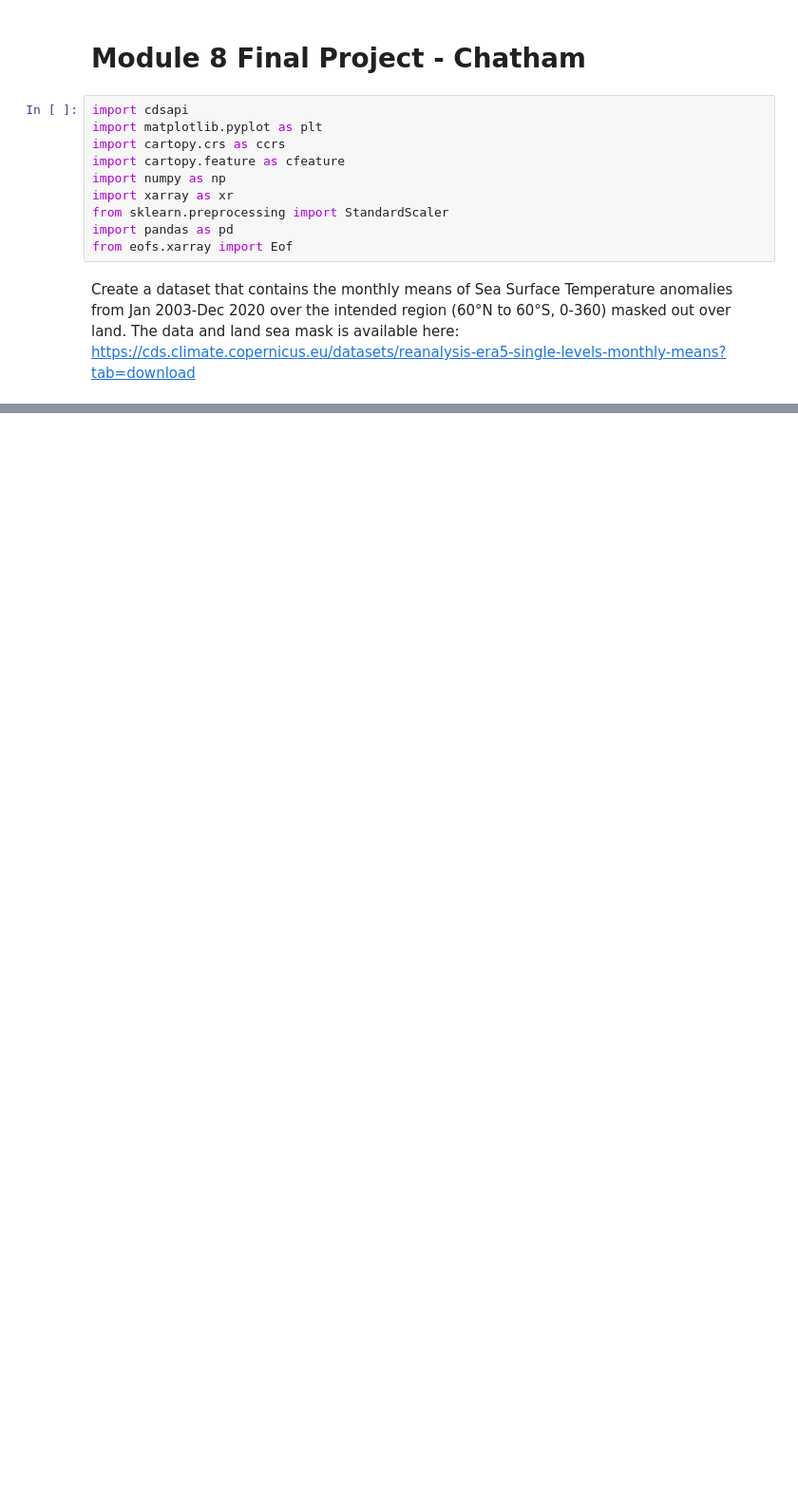
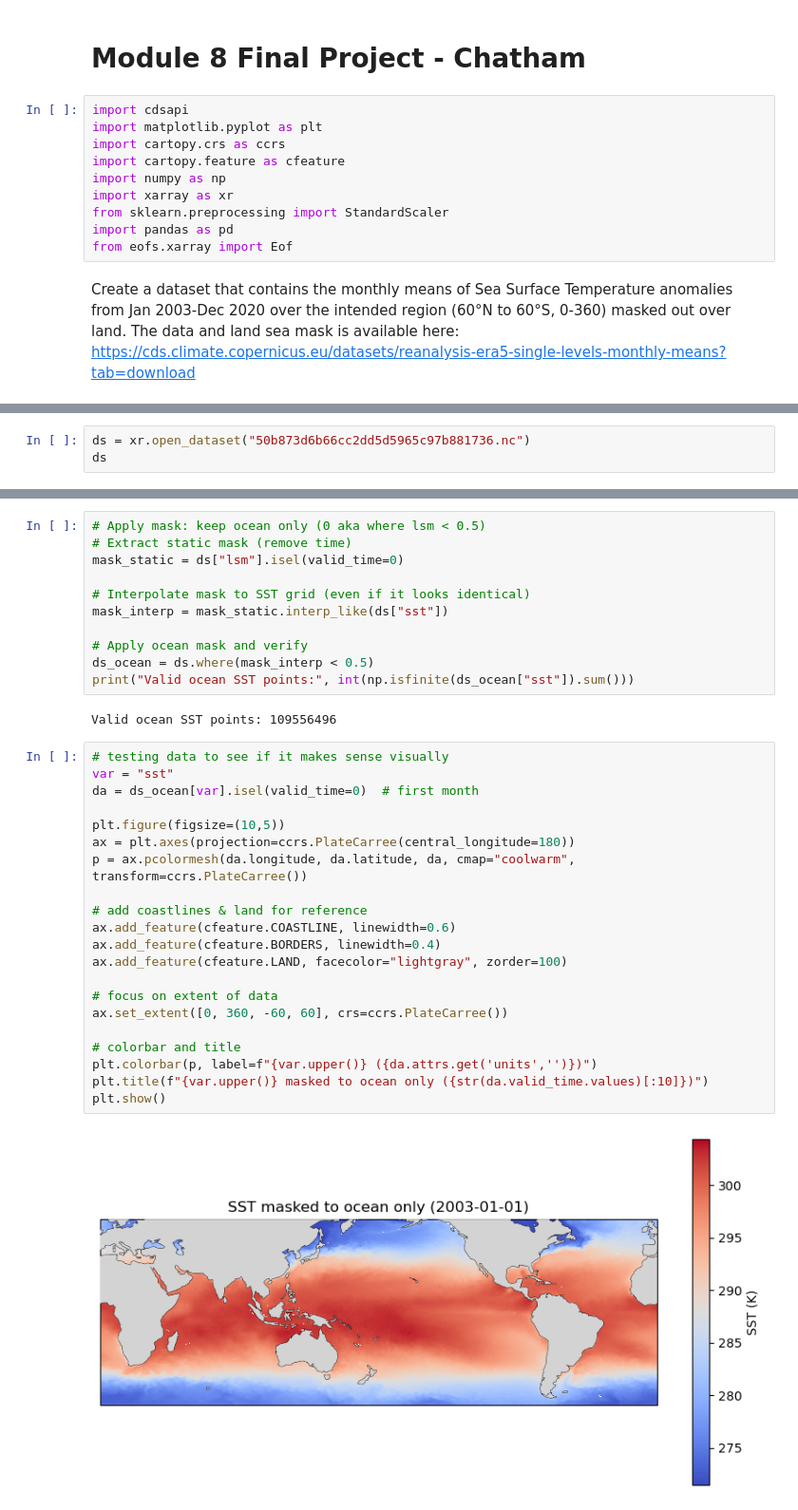
Before and after one commit to sciencekitty66/ATMS-523-Final-Project, a Jupyter notebook: FinalProject-Chatham.ipynb, the cells around one changed output, grey strips where cells are left out. Shown: that part at 95% size. Cells and saved outputs as stored; diff of their text form; blank space fills up the shorter version.

```diff
--- a/FinalProject-Chatham.ipynb
+++ b/FinalProject-Chatham.ipynb
@@ -46,0 +45,3 @@ Exception: Missing/incomplete configuration file: /home/alison8/.cdsapirc
+# %%
+ds = xr.open_dataset("50b873d6b66cc2dd5d5965c97b881736.nc")
+ds
@@ -46,0 +67,36 @@ Exception: Missing/incomplete configuration file: /home/alison8/.cdsapirc
+# %%
+# Apply mask: keep ocean only (0 aka where lsm < 0.5)
+# Extract static mask (remove time)
+mask_static = ds["lsm"].isel(valid_time=0)
+
+# Interpolate mask to SST grid (even if it looks identical)
+mask_interp = mask_static.interp_like(ds["sst"])
+
+# Apply ocean mask and verify
+ds_ocean = ds.where(mask_interp < 0.5)
+print("Valid ocean SST points:", int(np.isfinite(ds_ocean["sst"]).sum()))
+# %% [output]
+Valid ocean SST points: 109556496
+# %%
+# testing data to see if it makes sense visually
+var = "sst"
+da = ds_ocean[var].isel(valid_time=0)  # first month
+
+plt.figure(figsize=(10,5))
+ax = plt.axes(projection=ccrs.PlateCarree(central_longitude=180))
+p = ax.pcolormesh(da.longitude, da.latitude, da, cmap="coolwarm", transform=ccrs.PlateCarree())
+
+# add coastlines & land for reference
+ax.add_feature(cfeature.COASTLINE, linewidth=0.6)
+ax.add_feature(cfeature.BORDERS, linewidth=0.4)
+ax.add_feature(cfeature.LAND, facecolor="lightgray", zorder=100)
+
+# focus on extent of data
+ax.set_extent([0, 360, -60, 60], crs=ccrs.PlateCarree())
+
+# colorbar and title
+plt.colorbar(p, label=f"{var.upper()} ({da.attrs.get('units','')})")
+plt.title(f"{var.upper()} masked to ocean only ({str(da.valid_time.values)[:10]})")
+plt.show()
+# %% [output]
+[figure, added]
```
Also changed, not shown: parts of 19 cells of this notebook, 2 other files.
